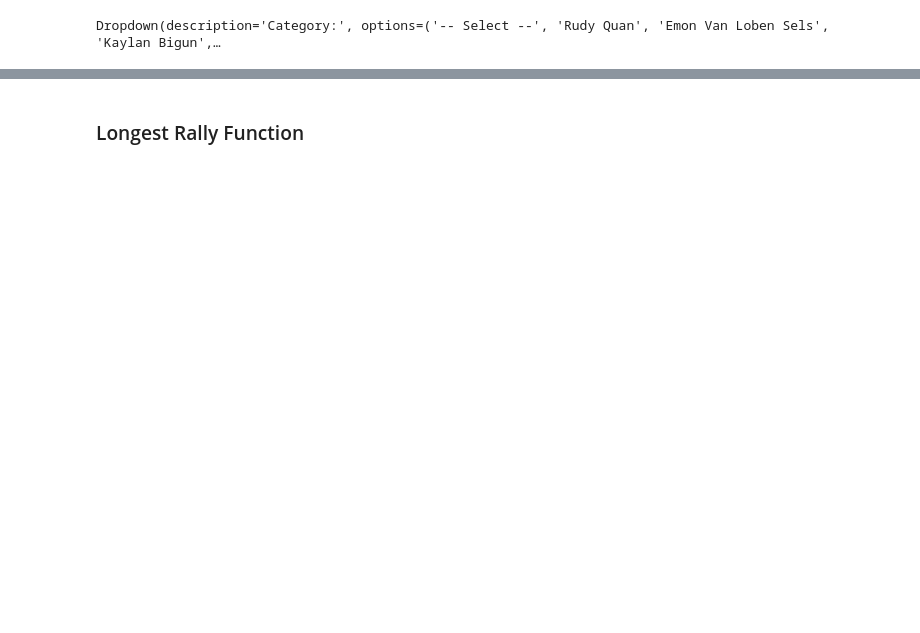
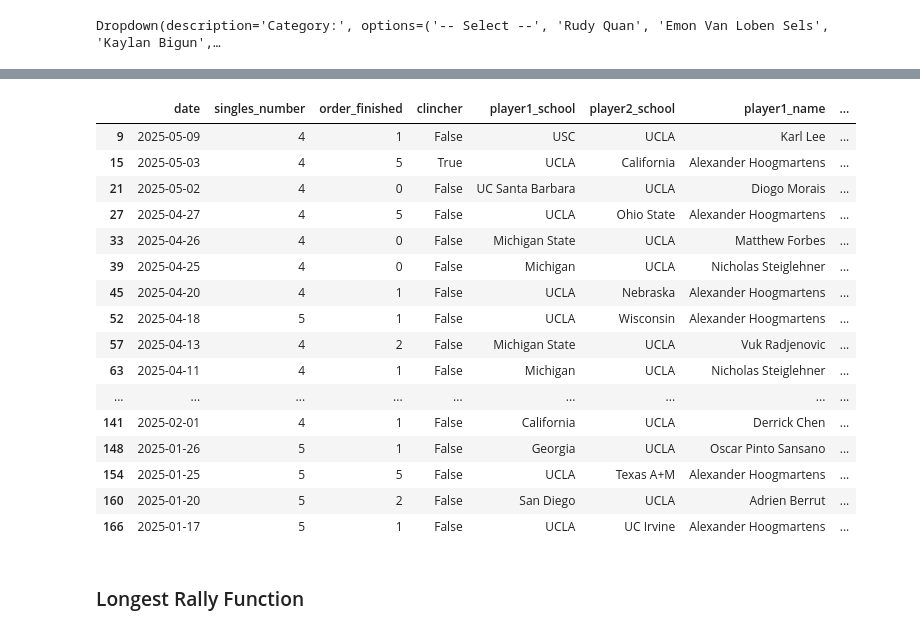
Before and after one commit to cjgimena/consulting-spring2025, a Jupyter notebook: season_report/summary_page/summary.ipynb, the cells around one changed output, grey strips where cells are left out. Drawn from its saved outputs; the diff is of its cells as text; code cells hidden in the pictures; blank space fills up the shorter version.

Commit message:
Finished ucla_data.ipynb + Added Matches Clinched and Singles Position

```diff
--- a/season_report/summary_page/summary.ipynb
+++ b/season_report/summary_page/summary.ipynb
@@ -66,0 +73,3 @@ mens_results_player.head()
+# %%
+matches = pd.read_csv('../../data/mens/matches_2025.csv')
+matches.head()
@@ -67,3 +83,37 @@ mens_results_player.head()
+# %%
+def filter_player(data, player_name):
+
+    data['player1_name'] = data['player1_name'].str.title()
+    data['player2_name'] = data['player2_name'].str.title()
+    data['match_winner'] = data['match_winner'].str.title()
+
+
+    # Filter for player_name
+    data = data[(data['player1_name'] == player_name) | (data['player2_name'] == player_name)]
+
+    return data
+
+matches_player = filter_player(matches, player_name)
+# %%
+matches_player
+# %% [output]
+|  | date | singles_number | order_finished | clincher | player1_school | player2_school | player1_name | ... |
+| 9 | 2025-05-09 | 4 | 1 | False | USC | UCLA | Karl Lee | ... |
+| 15 | 2025-05-03 | 4 | 5 | True | UCLA | California | Alexander Hoogmartens | ... |
+| 21 | 2025-05-02 | 4 | 0 | False | UC Santa Barbara | UCLA | Diogo Morais | ... |
+| 27 | 2025-04-27 | 4 | 5 | False | UCLA | Ohio State | Alexander Hoogmartens | ... |
+| 33 | 2025-04-26 | 4 | 0 | False | Michigan State | UCLA | Matthew Forbes | ... |
+| 39 | 2025-04-25 | 4 | 0 | False | Michigan | UCLA | Nicholas Steiglehner | ... |
+| 45 | 2025-04-20 | 4 | 1 | False | UCLA | Nebraska | Alexander Hoogmartens | ... |
+| 52 | 2025-04-18 | 5 | 1 | False | UCLA | Wisconsin | Alexander Hoogmartens | ... |
+| 57 | 2025-04-13 | 4 | 2 | False | Michigan State | UCLA | Vuk Radjenovic | ... |
+| 63 | 2025-04-11 | 4 | 1 | False | Michigan | UCLA | Nicholas Steiglehner | ... |
+| ... | ... | ... | ... | ... | ... | ... | ... | ... |
+| 141 | 2025-02-01 | 4 | 1 | False | California | UCLA | Derrick Chen | ... |
+| 148 | 2025-01-26 | 5 | 1 | False | Georgia | UCLA | Oscar Pinto Sansano | ... |
+| 154 | 2025-01-25 | 5 | 5 | False | UCLA | Texas A+M | Alexander Hoogmartens | ... |
+| 160 | 2025-01-20 | 5 | 2 | False | San Diego | UCLA | Adrien Berrut | ... |
+| 166 | 2025-01-17 | 5 | 1 | False | UCLA | UC Irvine | Alexander Hoogmartens | ... |
 # %% [markdown]
 ### Longest Rally Function
 # %%
```
Also changed, not shown: parts of 31 cells of this notebook, 7 other files.
